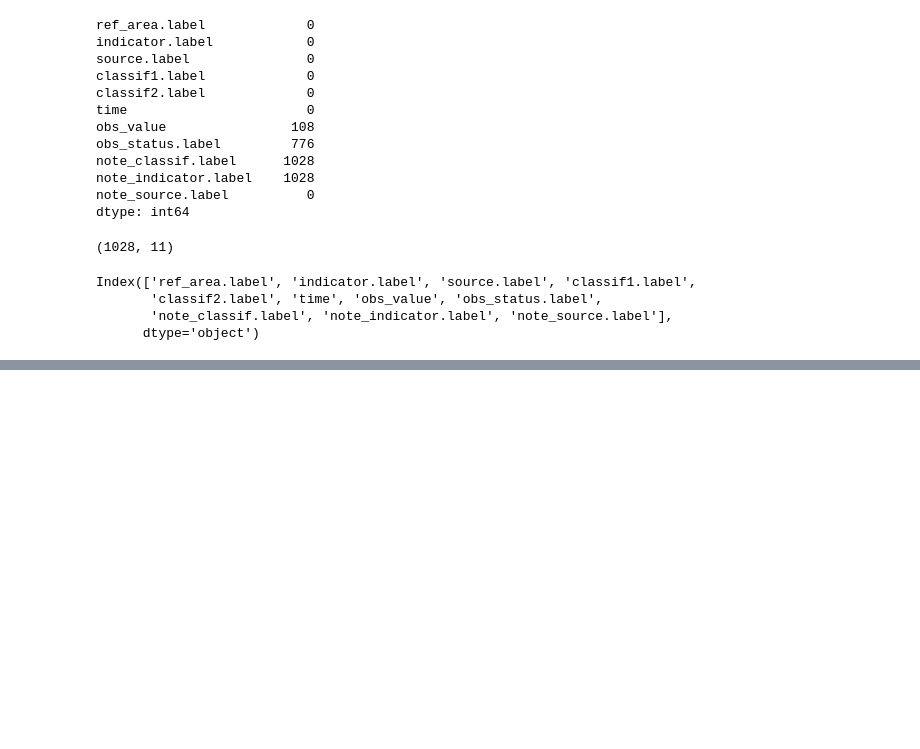
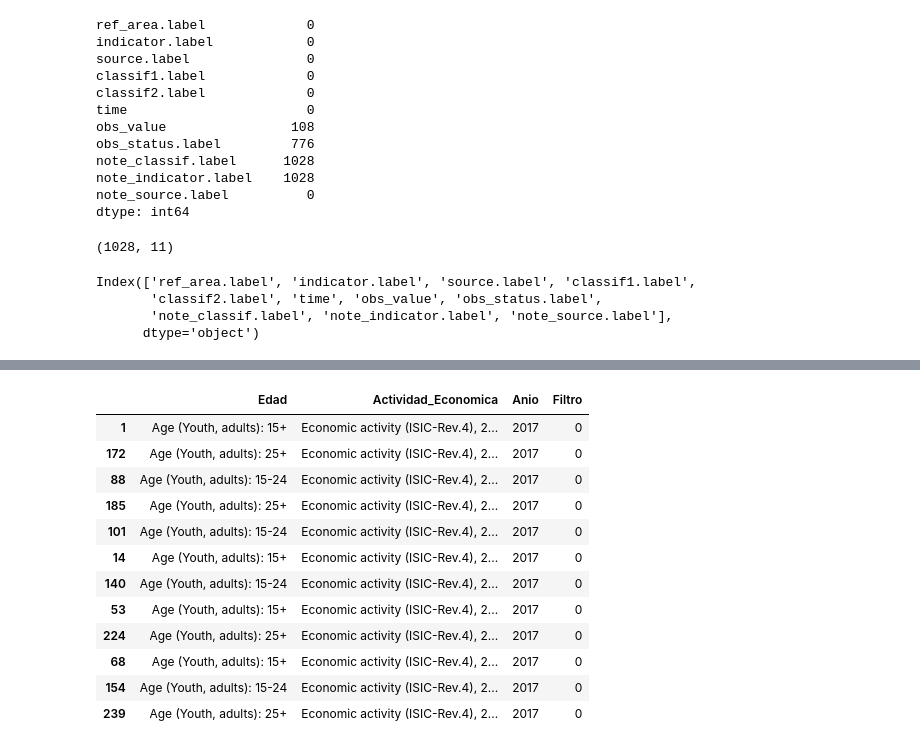
Before and after one commit to moisesberrospi/DELATI_DATA_ANALYTICS, a Jupyter notebook: EMPLEO DE PERSONAS SEGÚN SU EDAD/analisis_edad.ipynb, the cells around one changed output, grey strips where cells are left out. Cells and saved outputs as stored; diff of their text form; code cells hidden in the pictures; blank space fills up the shorter version.

```diff
--- a/EMPLEO DE PERSONAS SEGÚN SU EDAD/analisis_edad.ipynb
+++ b/EMPLEO DE PERSONAS SEGÚN SU EDAD/analisis_edad.ipynb
@@ -177,2 +183,18 @@ train
 # %%
 train.to_csv('data_filtrada.csv', index=False) ##se exporta el dataframe a un csv
+# %%
+train
+# %% [output]
+|  | Edad | Actividad_Economica | Anio | Filtro |
+| 1 | Age (Youth, adults): 15+ | Economic activity (ISIC-Rev.4), 2... | 2017 | 0 |
+| 172 | Age (Youth, adults): 25+ | Economic activity (ISIC-Rev.4), 2... | 2017 | 0 |
+| 88 | Age (Youth, adults): 15-24 | Economic activity (ISIC-Rev.4), 2... | 2017 | 0 |
+| 185 | Age (Youth, adults): 25+ | Economic activity (ISIC-Rev.4), 2... | 2017 | 0 |
+| 101 | Age (Youth, adults): 15-24 | Economic activity (ISIC-Rev.4), 2... | 2017 | 0 |
+| 14 | Age (Youth, adults): 15+ | Economic activity (ISIC-Rev.4), 2... | 2017 | 0 |
+| 140 | Age (Youth, adults): 15-24 | Economic activity (ISIC-Rev.4), 2... | 2017 | 0 |
+| 53 | Age (Youth, adults): 15+ | Economic activity (ISIC-Rev.4), 2... | 2017 | 0 |
+| 224 | Age (Youth, adults): 25+ | Economic activity (ISIC-Rev.4), 2... | 2017 | 0 |
+| 68 | Age (Youth, adults): 15+ | Economic activity (ISIC-Rev.4), 2... | 2017 | 0 |
+| 154 | Age (Youth, adults): 15-24 | Economic activity (ISIC-Rev.4), 2... | 2017 | 0 |
+| 239 | Age (Youth, adults): 25+ | Economic activity (ISIC-Rev.4), 2... | 2017 | 0 |
```
Also changed, not shown: parts of 10 cells of this notebook, 2 other files.
